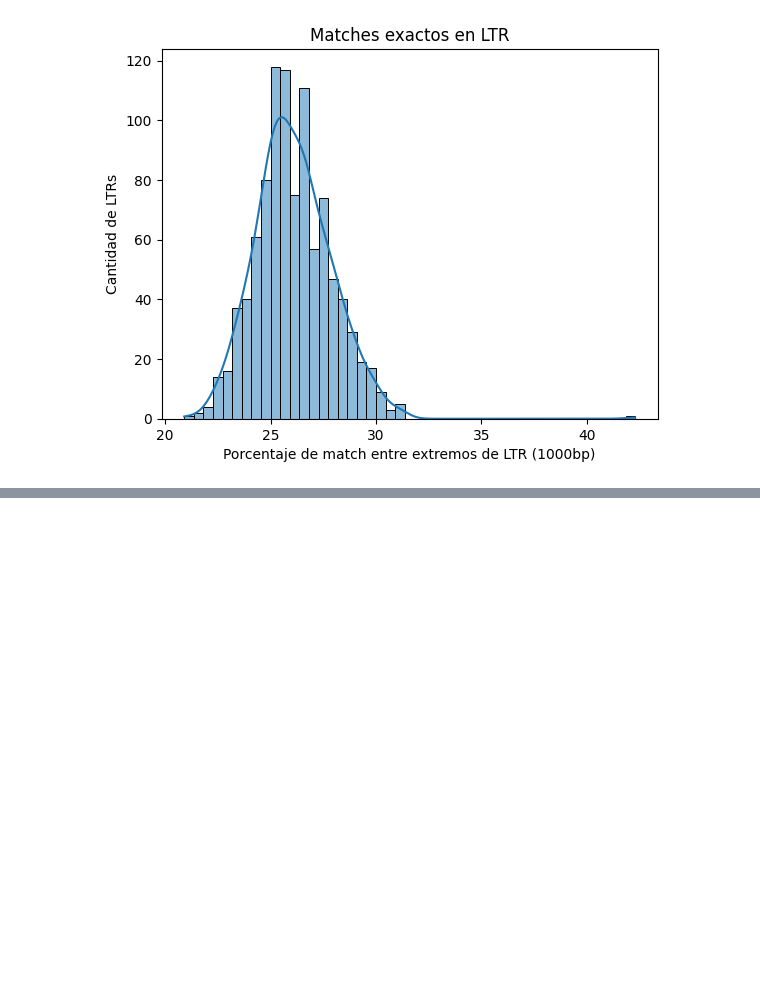
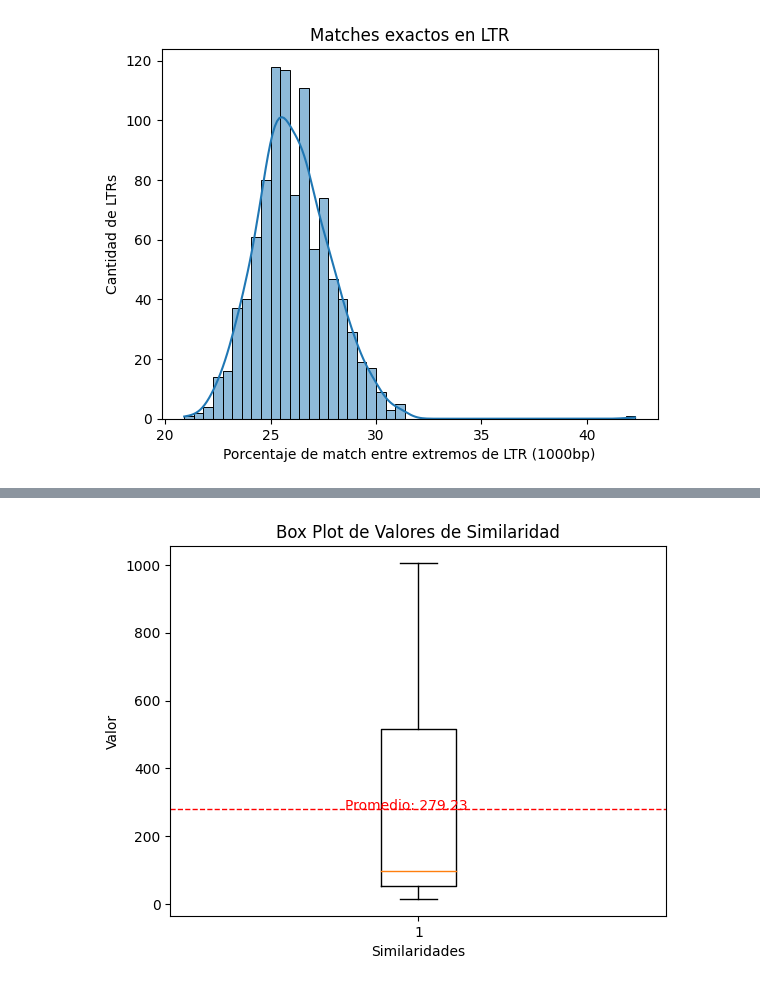
Before and after one commit to l-villamil/LTR-Analysis, a Jupyter notebook: AnalysisPlunatusDB.ipynb, the cells around one changed output, grey strips where cells are left out. Saved outputs shown, nothing was run; the diff lists cells and outputs as text; code cells hidden in the pictures; blank space fills up the shorter version.

```diff
--- a/AnalysisPlunatusDB.ipynb
+++ b/AnalysisPlunatusDB.ipynb
@@ -84,0 +128,13 @@ sns.histplot(listSimilarity, kde = True)
+# %%
+promedio=np.average(ltrSizeList)
+np.std(ltrSizeList)
+# Crea el box plot
+plt.boxplot(ltrSizeList)
+plt.axhline(promedio, color='r', linestyle='dashed', linewidth=1) # Línea roja para el promedio
+plt.text(1.1, promedio, f'Promedio: {promedio:.2f}', color='red', fontsize=10, ha='right') # Etiqueta para el promedio
+plt.xlabel('Similaridades')
+plt.ylabel('Valor')
+plt.title('Box Plot de Valores de Similaridad')
+plt.show()
+# %% [output]
+[figure, added]
```
Also changed, not shown: parts of 7 cells of this notebook, 4 other files.
